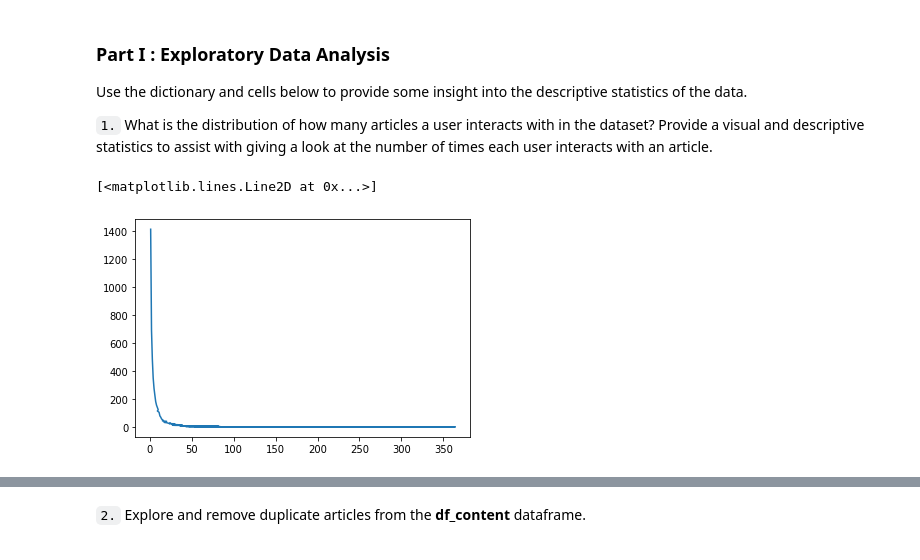
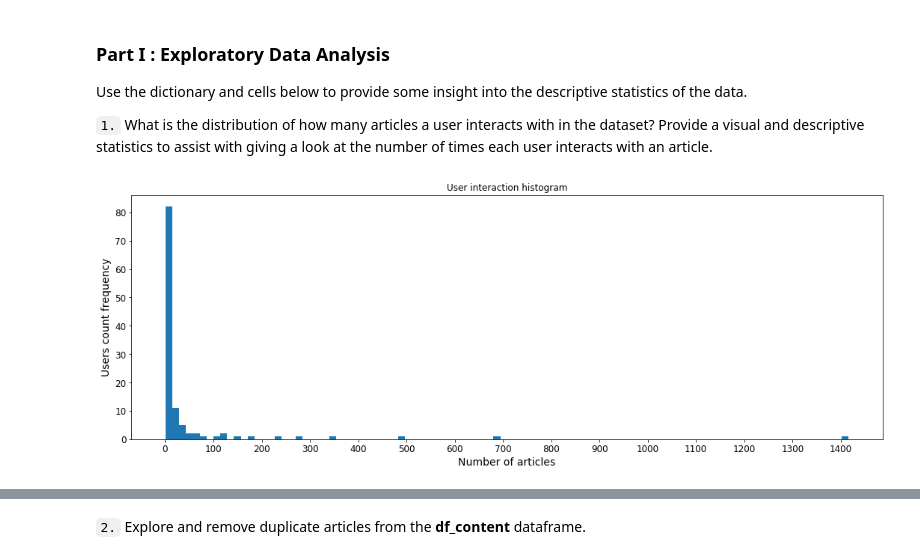
Before and after one commit to ronald-leung/Udacity-Exercises, a Jupyter notebook: DataScienceNanoDegree/Project3/Recommendations_with_IBM.ipynb, the cells around one changed output, grey strips where cells are left out. Drawn from its saved outputs; the diff is of its cells as text; code cells hidden in the pictures.

```diff
--- a/DataScienceNanoDegree/Project3/Recommendations_with_IBM.ipynb
+++ b/DataScienceNanoDegree/Project3/Recommendations_with_IBM.ipynb
@@ -61 +72,10 @@ Use the dictionary and cells below to provide some insight into the descriptive
+# %%
+ax = article_interaction.plot(kind='hist', title = "User interaction histogram", figsize=(18,6), fontsize=12, label='what', bins=100)
+start, end = ax.get_xlim()
+ax.xaxis.set_ticks(np.arange(0, end, 100))
+ax.set_xlabel('Number of articles', fontsize=14)
+ax.set_ylabel("Users count frequency", fontsize=14)
+print(" ")
+# %% [output]
+[figure, added]
 # %%
@@ -63,5 +82,0 @@ article_interaction = df.groupby('email')['article_id'].count().value_counts()
-# %%
-plt.plot(article_interaction)
-# %% [output]
-[<matplotlib.lines.Line2D at 0x...>]
-[figure, removed]
```
Also changed, not shown: parts of 38 cells of this notebook.
